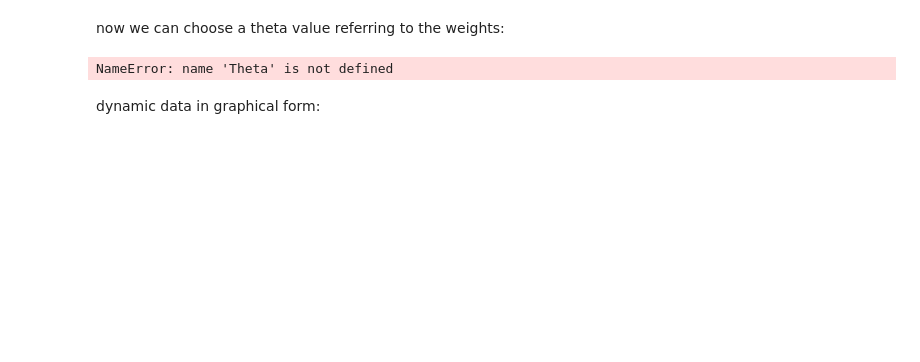
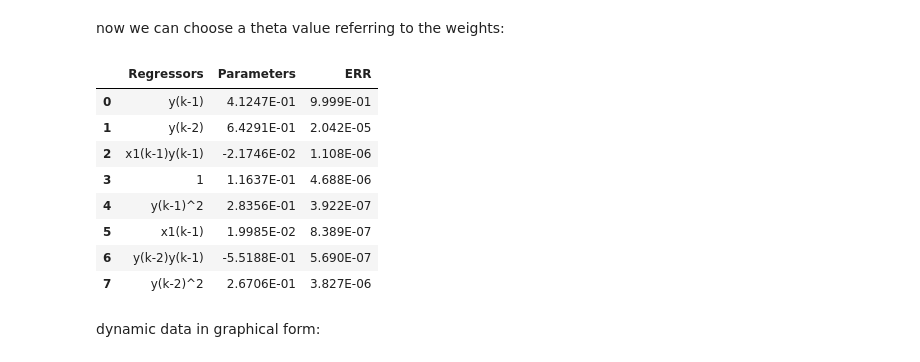
Before and after one commit to GabrielBuenoLeandro/Multiobjetive, a Jupyter notebook: conversor_buck.ipynb, the cells around one changed output. Saved outputs shown, nothing was run; the diff lists cells and outputs as text; code cells hidden in the pictures; blank space fills up the shorter version.

```diff
--- a/conversor_buck.ipynb
+++ b/conversor_buck.ipynb
@@ -193,18 +211,26 @@ NameError: name 'g' is not defined
 now we can choose a theta value referring to the weights:
 # %%
 # Writing the results
-model.theta = Theta[0, :].reshape(-1,1)
+model.theta = Theta[180, :].reshape(-1,1)
 yhat = model.predict(X=x_valid, y=y_valid)
 rrse = root_relative_squared_error(y_valid, yhat)
 r = pd.DataFrame(
     results(
         model.final_model, model.theta, model.err,
         model.n_terms, err_precision=3, dtype='sci'
         ),
     columns=['Regressors', 'Parameters', 'ERR'])
 r
 # %% [output]
-NameError: name 'Theta' is not defined
+|  | Regressors | Parameters | ERR |
+| 0 | y(k-1) | 4.1247E-01 | 9.999E-01 |
+| 1 | y(k-2) | 6.4291E-01 | 2.042E-05 |
+| 2 | x1(k-1)y(k-1) | -2.1746E-02 | 1.108E-06 |
+| 3 | 1 | 1.1637E-01 | 4.688E-06 |
+| 4 | y(k-1)^2 | 2.8356E-01 | 3.922E-07 |
+| 5 | x1(k-1) | 1.9985E-02 | 8.389E-07 |
+| 6 | y(k-2)y(k-1) | -5.5188E-01 | 5.690E-07 |
+| 7 | y(k-2)^2 | 2.6706E-01 | 3.827E-06 |
 # %% [markdown]
 dynamic data in graphical form:
 # %%
```
Also changed, not shown: parts of 10 cells of this notebook, 1 other file.
